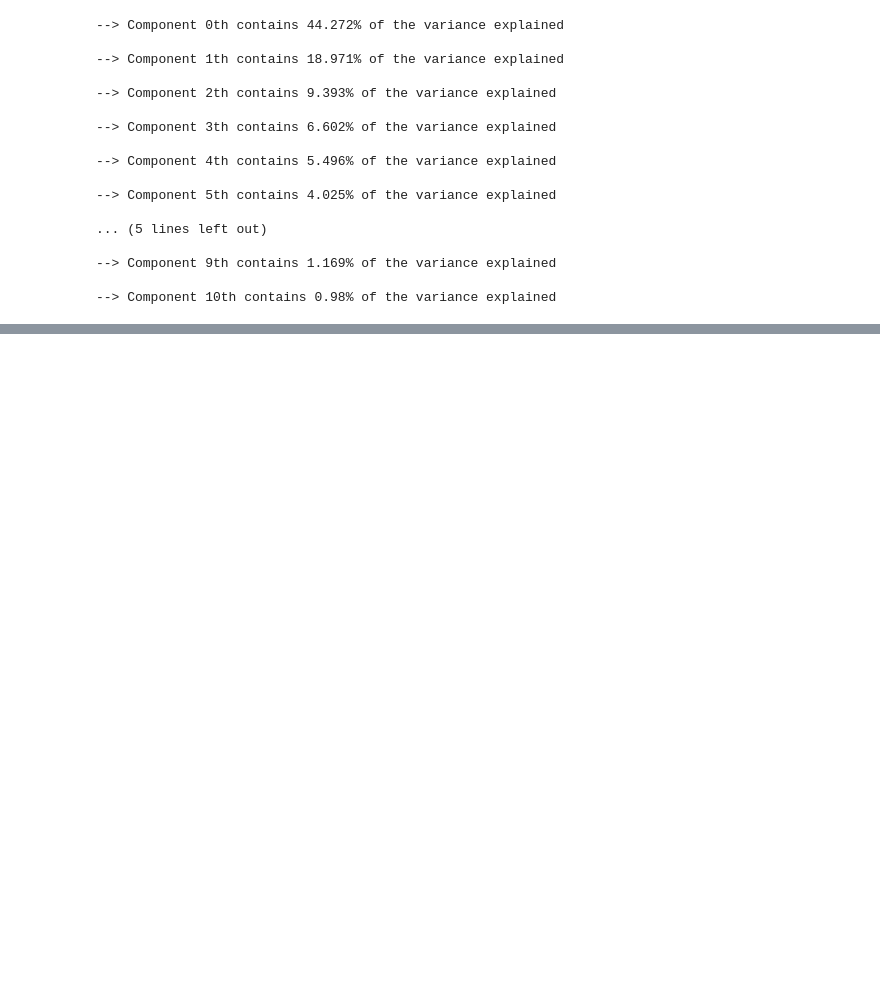
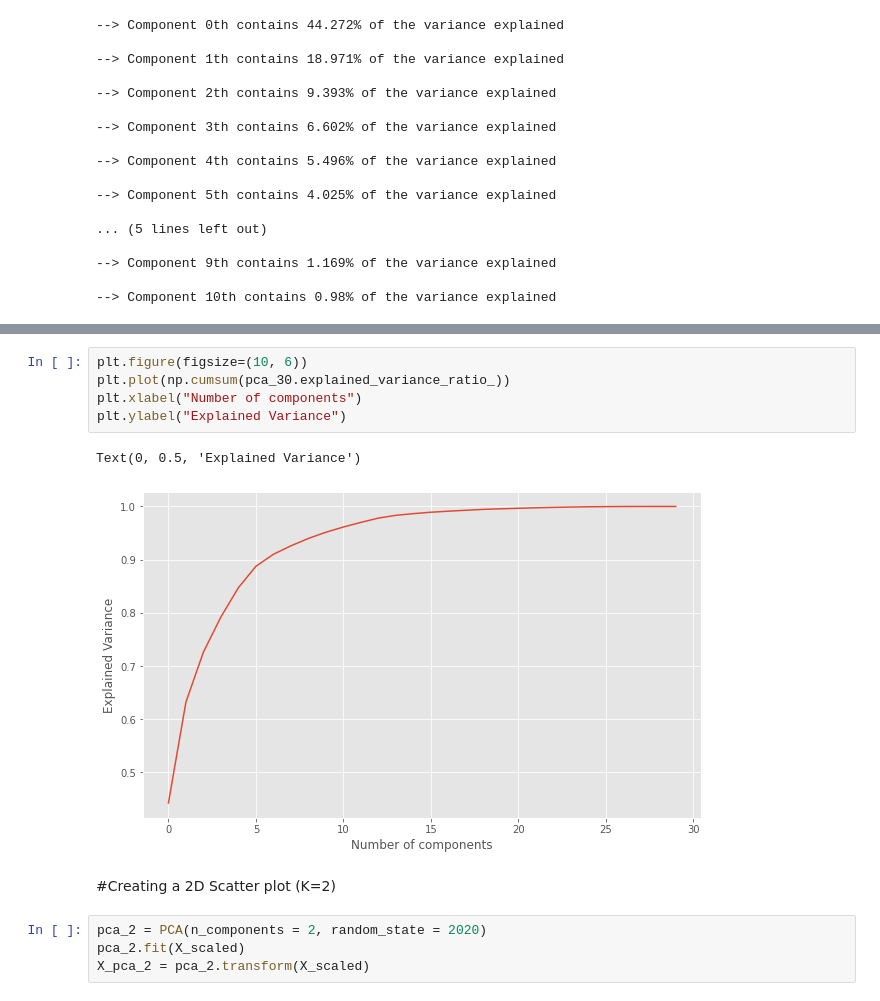
Before and after one commit to Mohammadkaviany/MachineLearning, a Jupyter notebook: PCA.ipynb, the cells around one changed output, grey strips where cells are left out. Drawn from its saved outputs; the diff is of its cells as text; blank space fills up the shorter version.

```diff
--- a/PCA.ipynb
+++ b/PCA.ipynb
@@ -75,0 +114,14 @@ for i in range(0, 11):
+# %%
+plt.figure(figsize=(10, 6))
+plt.plot(np.cumsum(pca_30.explained_variance_ratio_))
+plt.xlabel("Number of components")
+plt.ylabel("Explained Variance")
+# %% [output]
+Text(0, 0.5, 'Explained Variance')
+[figure, added]
+# %% [markdown]
+#Creating a 2D Scatter plot (K=2)
+# %%
+pca_2 = PCA(n_components = 2, random_state = 2020)
+pca_2.fit(X_scaled)
+X_pca_2 = pca_2.transform(X_scaled)
```
Also changed, not shown: parts of 13 cells of this notebook.
